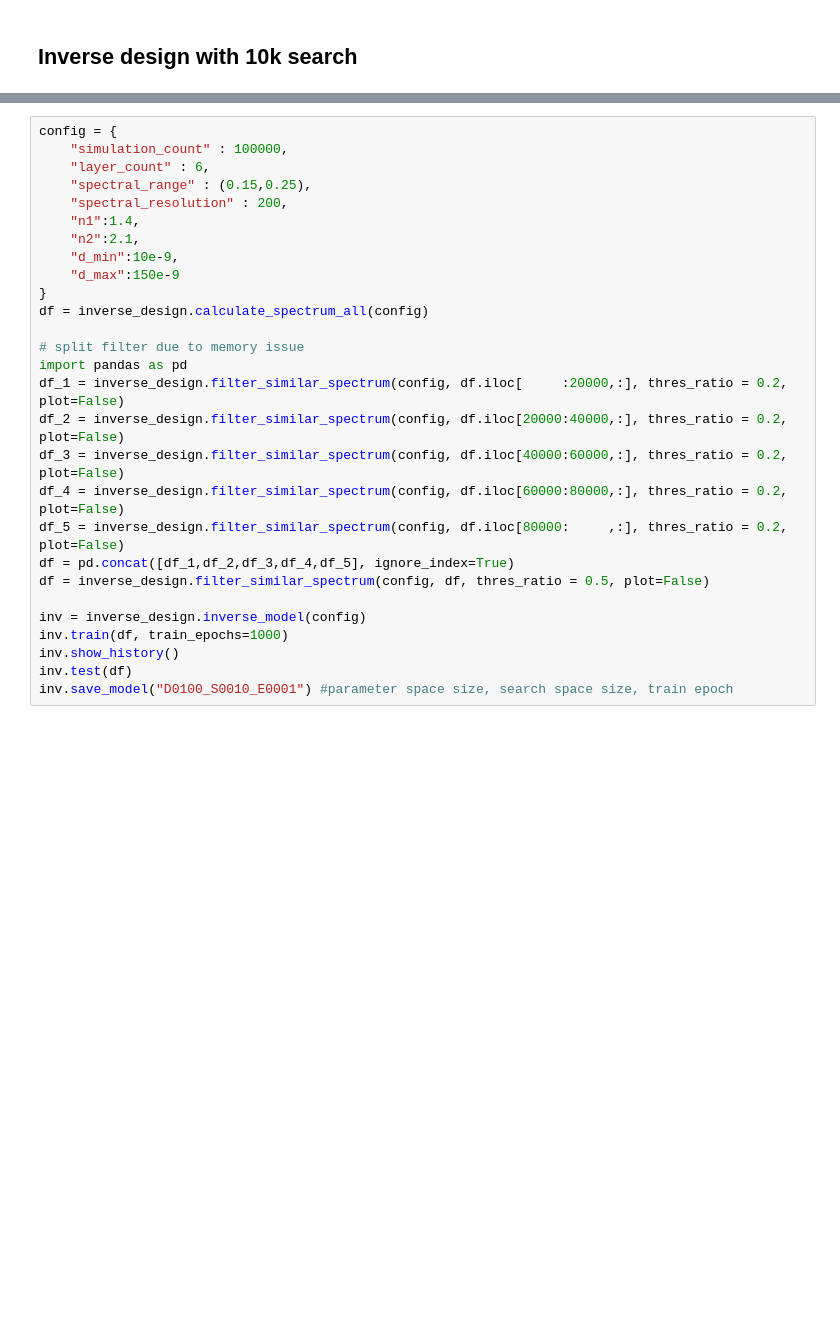
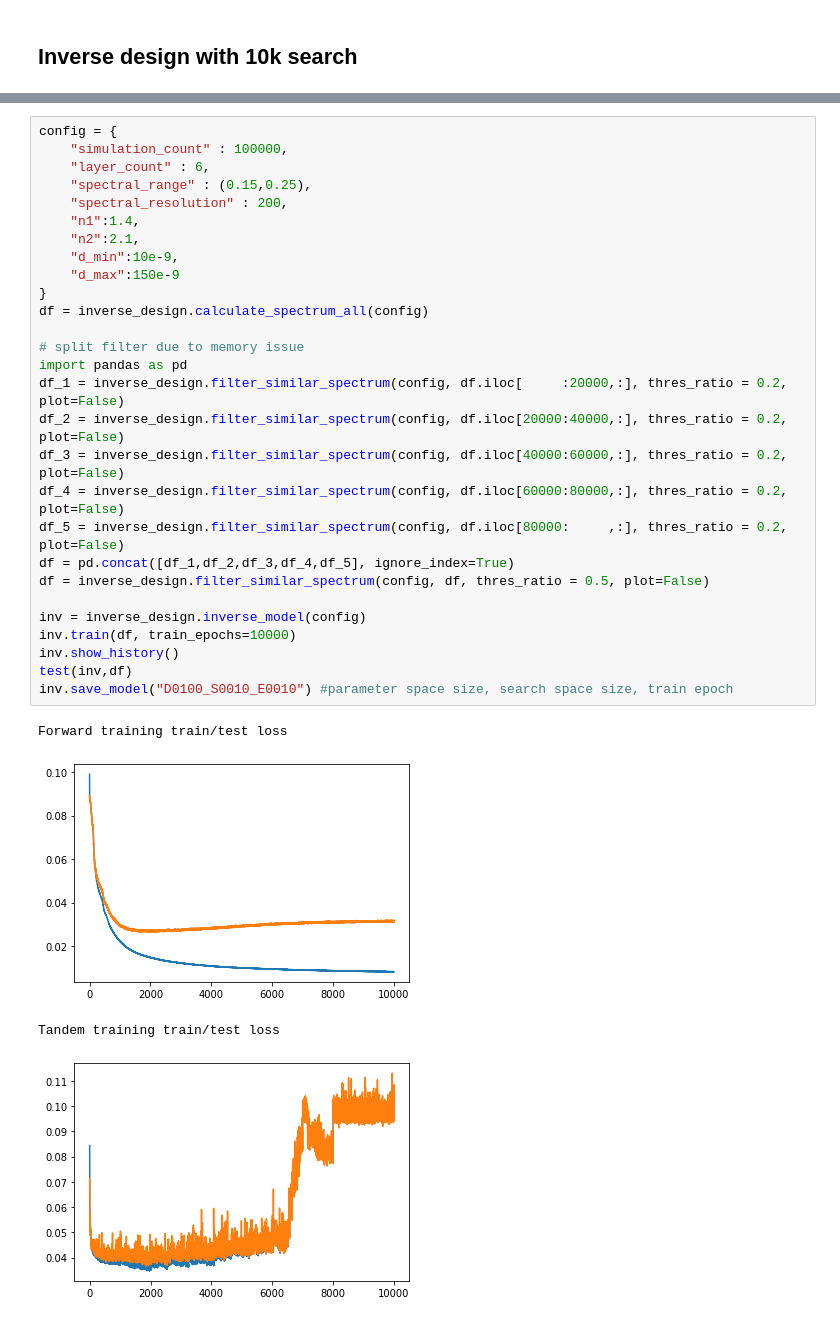
Before and after one commit to Thessal/inverse_design, a Jupyter notebook: dev.ipynb, the cells around one changed output, grey strips where cells are left out. Cells and saved outputs as stored; diff of their text form; blank space fills up the shorter version.

```diff
--- a/dev.ipynb
+++ b/dev.ipynb
@@ -153,28 +181,33 @@ This is similar to the paper
 # %%
 config = {
     "simulation_count" : 100000,
     "layer_count" : 6,
     "spectral_range" : (0.15,0.25),
     "spectral_resolution" : 200,
     "n1":1.4,
     "n2":2.1,
     "d_min":10e-9,
     "d_max":150e-9
 }
 df = inverse_design.calculate_spectrum_all(config)
 
 # split filter due to memory issue
 import pandas as pd
 df_1 = inverse_design.filter_similar_spectrum(config, df.iloc[     :20000,:], thres_ratio = 0.2, plot=False)
 df_2 = inverse_design.filter_similar_spectrum(config, df.iloc[20000:40000,:], thres_ratio = 0.2, plot=False)
 df_3 = inverse_design.filter_similar_spectrum(config, df.iloc[40000:60000,:], thres_ratio = 0.2, plot=False)
 df_4 = inverse_design.filter_similar_spectrum(config, df.iloc[60000:80000,:], thres_ratio = 0.2, plot=False)
 df_5 = inverse_design.filter_similar_spectrum(config, df.iloc[80000:     ,:], thres_ratio = 0.2, plot=False)
 df = pd.concat([df_1,df_2,df_3,df_4,df_5], ignore_index=True)
 df = inverse_design.filter_similar_spectrum(config, df, thres_ratio = 0.5, plot=False)
 
 inv = inverse_design.inverse_model(config)
-inv.train(df, train_epochs=1000)
+inv.train(df, train_epochs=10000)
 inv.show_history()
-inv.test(df)
-inv.save_model("D0100_S0010_E0001") #parameter space size, search space size, train epoch
+test(inv,df)
+inv.save_model("D0100_S0010_E0010") #parameter space size, search space size, train epoch
+# %% [output]
+Forward training train/test loss
+[figure, added]
+Tandem training train/test loss
+[figure, added]
```
Also changed, not shown: parts of 19 cells of this notebook, 1 other file.
